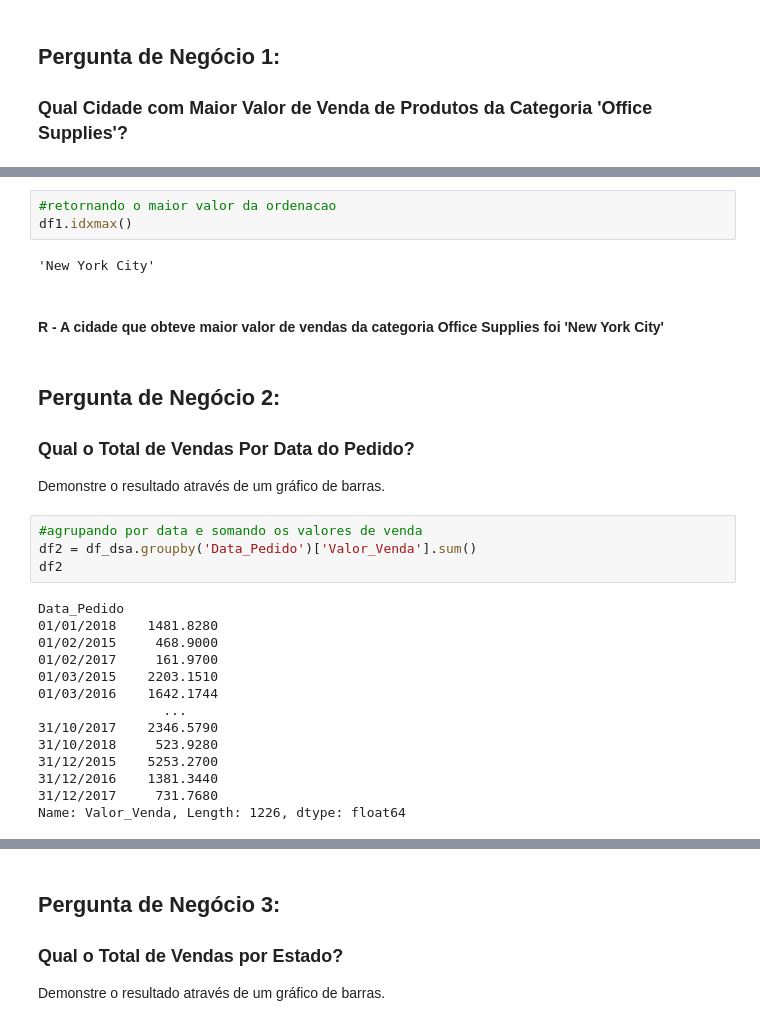
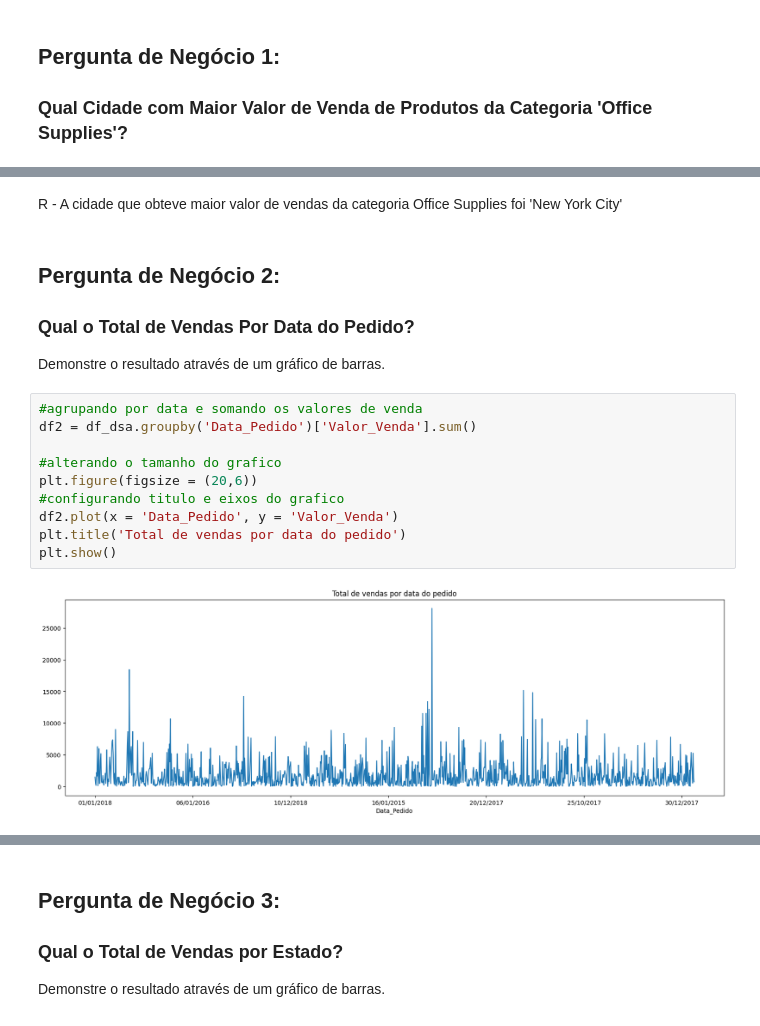
Before and after one commit to lucasqueiros/dsa, a Jupyter notebook: Cap13 - Projeto 2/Projeto2-Perguntas.ipynb, the cells around one changed output, grey strips where cells are left out. Drawn from its saved outputs; the diff is of its cells as text.

```diff
--- a/Cap13 - Projeto 2/Projeto2-Perguntas.ipynb
+++ b/Cap13 - Projeto 2/Projeto2-Perguntas.ipynb
@@ -178,10 +152,5 @@ Name: Valor_Venda, Length: 480, dtype: float64
-# %%
-#retornando o maior valor da ordenacao
-df1.idxmax()
-# %% [output]
-'New York City'
 # %% [markdown]
-#### R - A cidade que obteve maior valor de vendas da categoria Office Supplies foi 'New York City'
+R - A cidade que obteve maior valor de vendas da categoria Office Supplies foi 'New York City'
 # %% [markdown]
 ## Pergunta de Negócio 2:
 
@@ -191,18 +160,12 @@ Demonstre o resultado através de um gráfico de barras.
 # %%
 #agrupando por data e somando os valores de venda
 df2 = df_dsa.groupby('Data_Pedido')['Valor_Venda'].sum()
-df2
+
+#alterando o tamanho do grafico
+plt.figure(figsize = (20,6))
+#configurando titulo e eixos do grafico
+df2.plot(x = 'Data_Pedido', y = 'Valor_Venda')
+plt.title('Total de vendas por data do pedido')
+plt.show()
 # %% [output]
-Data_Pedido
-01/01/2018    1481.8280
-01/02/2015     468.9000
-01/02/2017     161.9700
-01/03/2015    2203.1510
-01/03/2016    1642.1744
-                ...
-31/10/2017    2346.5790
-31/10/2018     523.9280
-31/12/2015    5253.2700
-31/12/2016    1381.3440
-31/12/2017     731.7680
-Name: Valor_Venda, Length: 1226, dtype: float64
+[figure, added]
```
Also changed, not shown: parts of 28 cells of this notebook, 1 other file.
